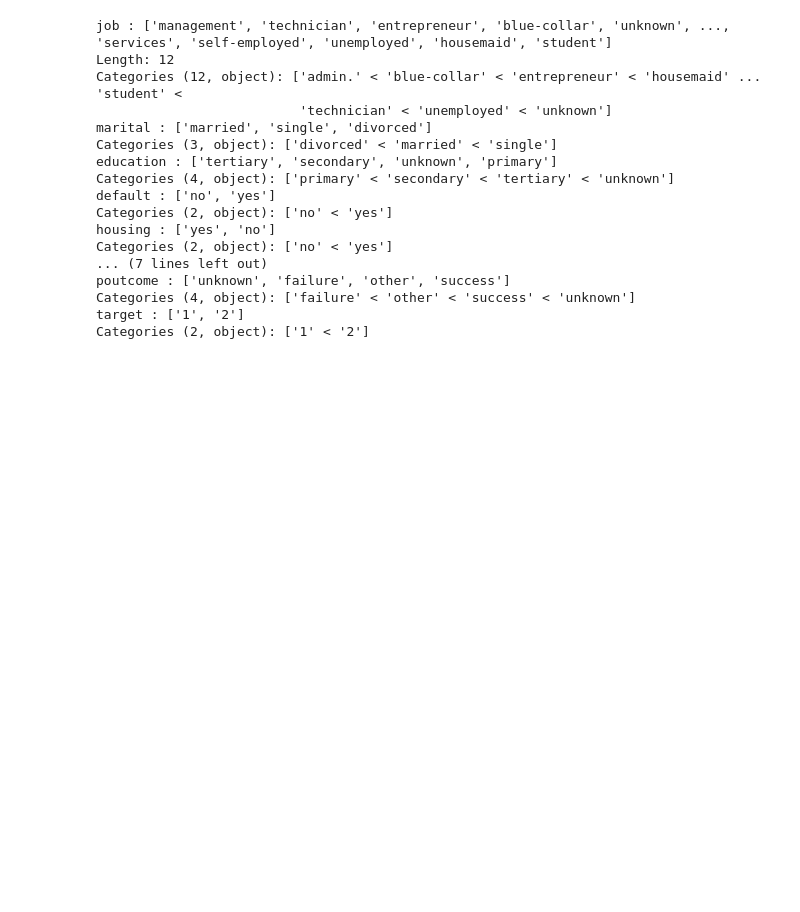
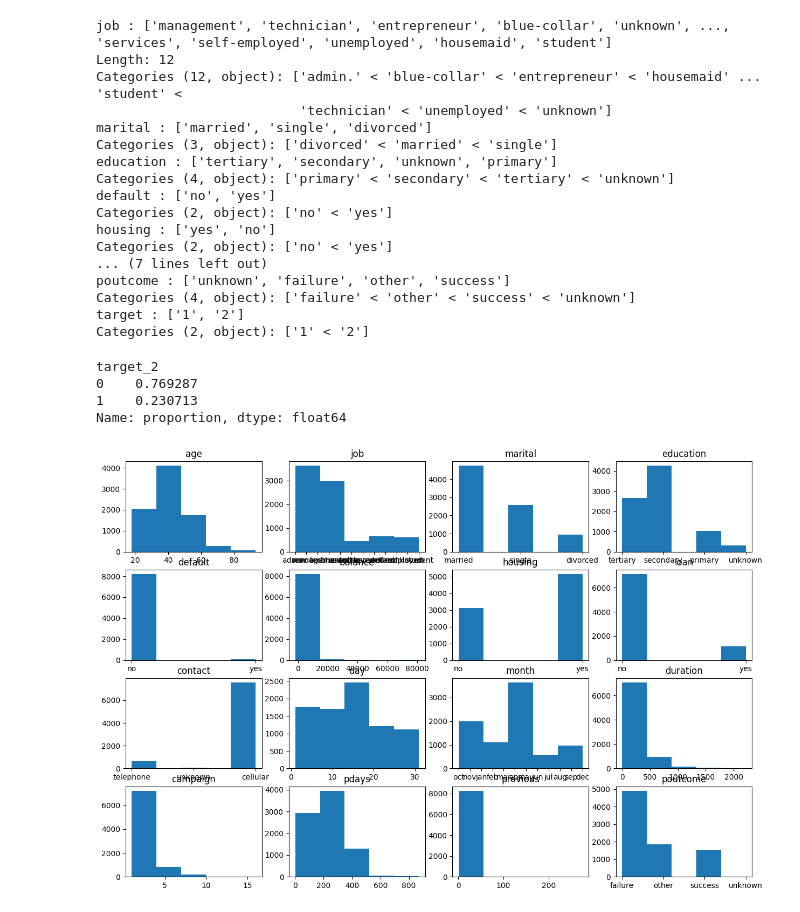
Before and after one commit to sisyphusinthegit/bankcredit-ml-project, a Jupyter notebook: bankcredit_linearmodel.ipynb, the cells around one changed output. Drawn from its saved outputs; the diff is of its cells as text; code cells hidden in the pictures; blank space fills up the shorter version.

```diff
--- a/bankcredit_linearmodel.ipynb
+++ b/bankcredit_linearmodel.ipynb
@@ -122,6 +148,11 @@ from sklearn.model_selection import train_test_split
 from sklearn.linear_model import LinearRegression
 from sklearn.metrics import mean_squared_error, r2_score
 # %%
+# Converting pdays column to binary (1-0) values since no contact value (999) can misguide the model
+
+df = df[~df['pdays'].isin([-1, 999])]
+
+
 # Converting non-numeric variables into numeric variables
 cat_cols = df.select_dtypes(include=['object', 'category']).columns
 
@@ -132,3 +163,27 @@ df_encoded = df_encoded.astype({col: int for col in df_encoded.select_dtypes(inc
 # Split features and target
 X = df_encoded.drop('target_2', axis=1)
 y = df_encoded['target_2']
+# %%
+#Check y value distribution
+print(y.value_counts(normalize=True))
+# %% [output]
+target_2
+0    0.769287
+1    0.230713
+Name: proportion, dtype: float64
+# %%
+#Check x value distribution
+import matplotlib.pyplot as plt
+
+columns = df.drop("target", axis=1).columns
+
+fig,ax = plt.subplots(4,4, figsize=(15, 10))
+
+for i in range(4):
+  for j in range(4):
+    ax[i,j].hist(df[columns[i*4+j]],bins = 5 )
+    ax[i, j].set_title(columns[i*4+j])
+
+plt.show()
+# %% [output]
+[figure, added]
```
Also changed, not shown: parts of 6 cells of this notebook.
